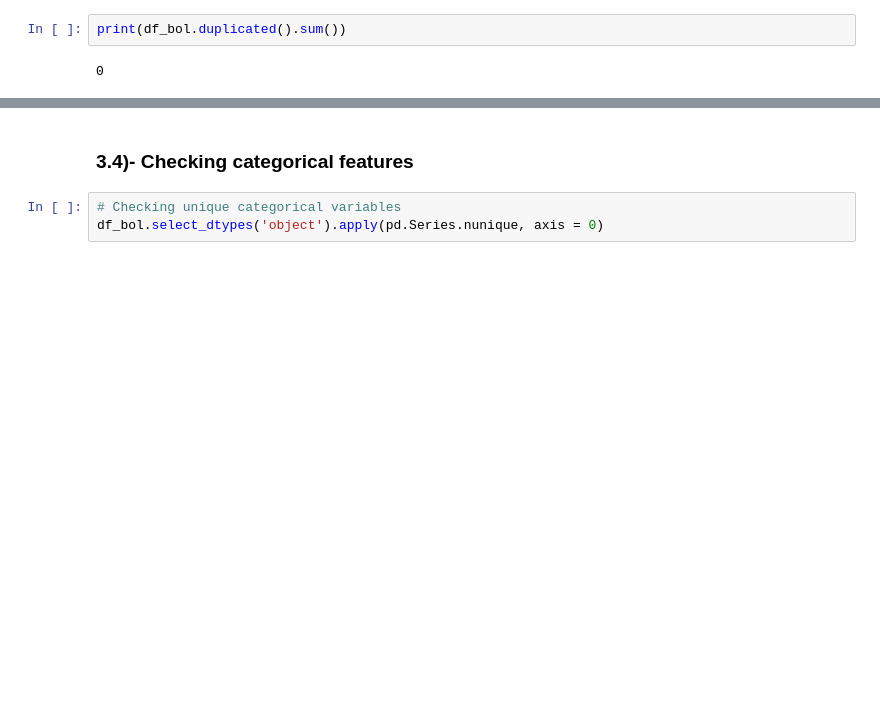
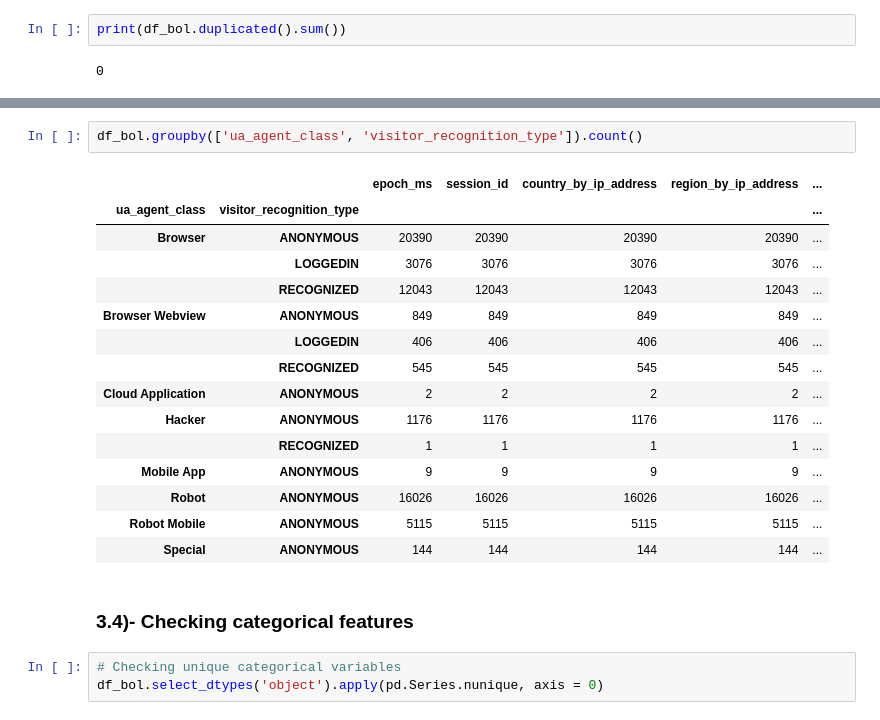
Before and after one commit to HassanSherwani/Bot_or_Not, a Jupyter notebook: EDA.ipynb, the cells around one changed output, grey strips where cells are left out. Saved outputs shown, nothing was run; the diff lists cells and outputs as text; blank space fills up the shorter version.

```diff
--- a/EDA.ipynb
+++ b/EDA.ipynb
@@ -191,3 +225,21 @@ print(df_bol.duplicated().sum())
+# %%
+df_bol.groupby(['ua_agent_class', 'visitor_recognition_type']).count()
+# %% [output]
+|  |  | epoch_ms | session_id | country_by_ip_address | region_by_ip_address | ... |
+| ua_agent_class | visitor_recognition_type |  |  |  |  | ... |
+| Browser | ANONYMOUS | 20390 | 20390 | 20390 | 20390 | ... |
+|  | LOGGEDIN | 3076 | 3076 | 3076 | 3076 | ... |
+|  | RECOGNIZED | 12043 | 12043 | 12043 | 12043 | ... |
+| Browser Webview | ANONYMOUS | 849 | 849 | 849 | 849 | ... |
+|  | LOGGEDIN | 406 | 406 | 406 | 406 | ... |
+|  | RECOGNIZED | 545 | 545 | 545 | 545 | ... |
+| Cloud Application | ANONYMOUS | 2 | 2 | 2 | 2 | ... |
+| Hacker | ANONYMOUS | 1176 | 1176 | 1176 | 1176 | ... |
+|  | RECOGNIZED | 1 | 1 | 1 | 1 | ... |
+| Mobile App | ANONYMOUS | 9 | 9 | 9 | 9 | ... |
+| Robot | ANONYMOUS | 16026 | 16026 | 16026 | 16026 | ... |
+| Robot Mobile | ANONYMOUS | 5115 | 5115 | 5115 | 5115 | ... |
+| Special | ANONYMOUS | 144 | 144 | 144 | 144 | ... |
 # %% [markdown]
 ### 3.4)- Checking categorical features
 # %%
```
Also changed, not shown: parts of 12 cells of this notebook.
